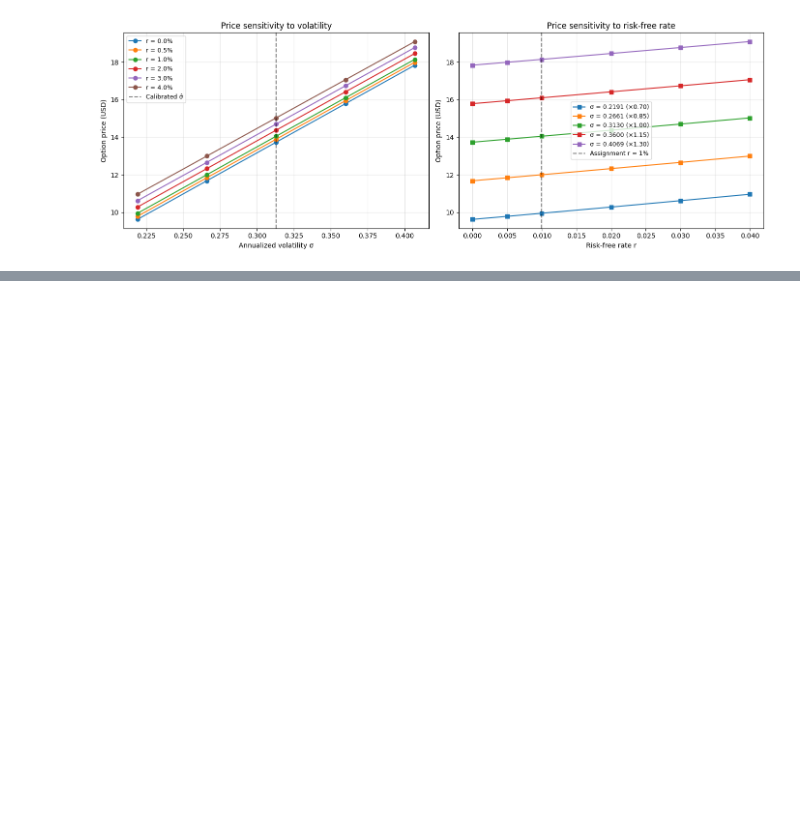
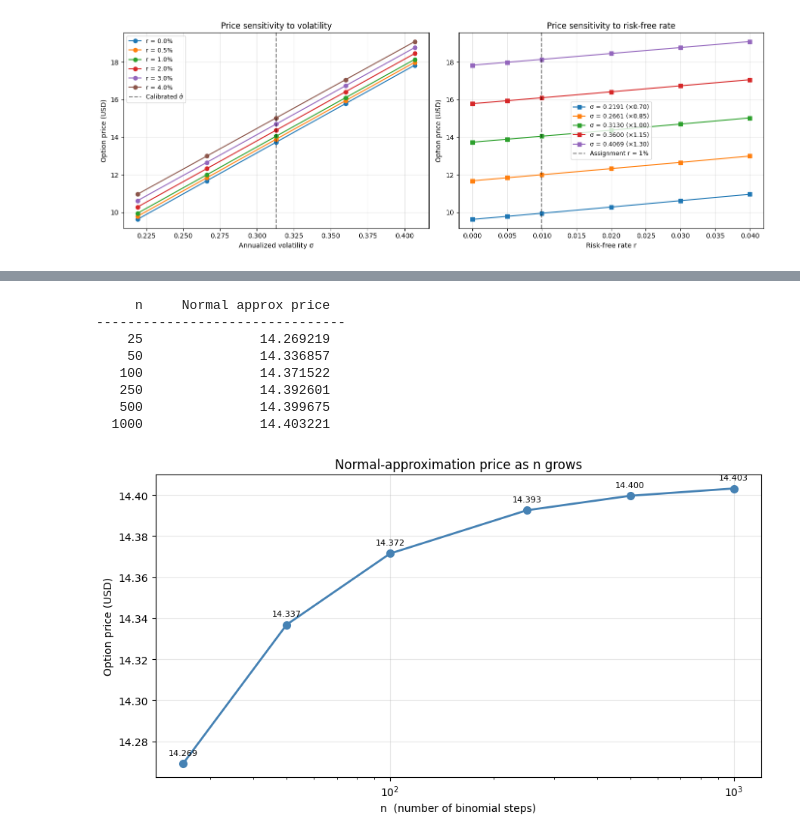
Before and after one commit to Teva-Janura/Stochastic_methods_in_Finance, a Jupyter notebook: main_code_V0.ipynb, the cells around one changed output, grey strips where cells are left out. Cells and saved outputs as stored; diff of their text form; code cells hidden in the pictures; blank space fills up the shorter version.

Commit message:
Add normal approximation and compute Greeks

```diff
--- a/main_code_V0.ipynb
+++ b/main_code_V0.ipynb
@@ -483,0 +701,43 @@ plt.show()
+# %%
+# Convergence of the normal approximation as n grows.
+# The approximation is justified by the CLT in the limit n -> infinity, so
+# the price should stabilize as n increases.
+
+n_values = [25, 50, 100, 250, 500, 1000]
+prices_N_conv = np.array([
+    price_asian_normal_approx(S0, sigma, r, T, n_c) for n_c in n_values
+])
+
+# Print the table
+print(f"{'n':>6}  {'Normal approx price':>22}")
+print("-" * 32)
+for n_c, p in zip(n_values, prices_N_conv):
+    print(f"{n_c:>6}  {p:>22.6f}")
+
+# Plot
+fig, ax = plt.subplots(figsize=(9, 5))
+ax.plot(n_values, prices_N_conv, "o-", color="steelblue", lw=2, markersize=7)
+ax.set_xscale("log")
+ax.set_xlabel("n  (number of binomial steps)")
+ax.set_ylabel("Option price (USD)")
+ax.set_title("Normal-approximation price as n grows")
+ax.grid(alpha=0.3)
+
+# Annotate each point with its value
+for n_c, p in zip(n_values, prices_N_conv):
+    ax.annotate(f"{p:.3f}", xy=(n_c, p), xytext=(0, 8),
+                textcoords="offset points", ha="center", fontsize=8)
+
+plt.tight_layout()
+plt.savefig("figures/normal_approx_convergence.png", dpi=150, bbox_inches="tight")
+plt.show()
+# %% [output]
+     n     Normal approx price
+--------------------------------
+    25               14.269219
+    50               14.336857
+   100               14.371522
+   250               14.392601
+   500               14.399675
+  1000               14.403221
+[figure, added]
```
Also changed, not shown: parts of 8 cells of this notebook, 2 other files.
